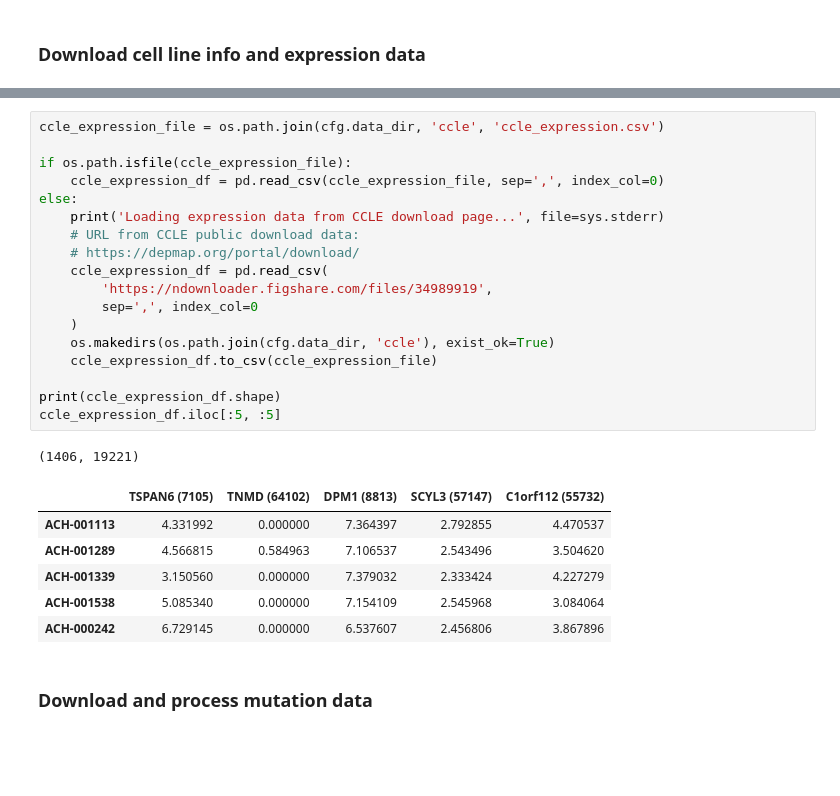
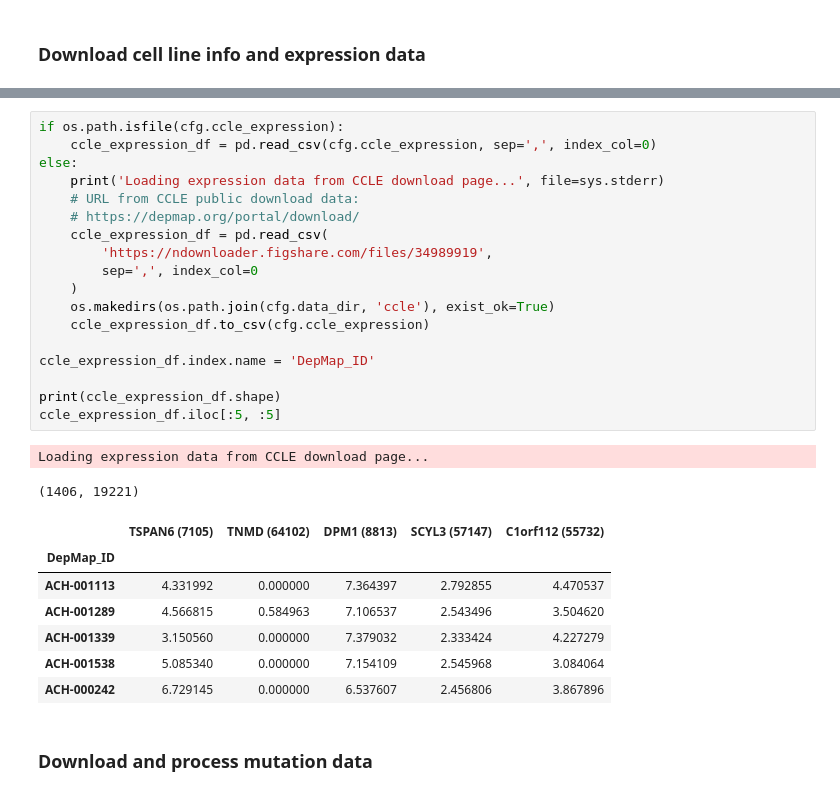
Before and after one commit to greenelab/pancancer-evaluation, a Jupyter notebook: 08_cell_line_prediction/download_data.ipynb, the cells around one changed output, grey strips where cells are left out. Saved outputs shown, nothing was run; the diff lists cells and outputs as text; blank space fills up the shorter version.

```diff
--- a/08_cell_line_prediction/download_data.ipynb
+++ b/08_cell_line_prediction/download_data.ipynb
@@ -50,26 +48,28 @@ Index(['cell_line_name', 'stripped_cell_line_name', 'CCLE_Name', 'alias',
 | ACH-000043 | Hs 895.T | HS895T | HS895T_FIBROBLAST | NaN | NaN |
 | ACH-000049 | HEK TE | HEKTE | HEKTE_KIDNEY | NaN | NaN |
 # %%
-ccle_expression_file = os.path.join(cfg.data_dir, 'ccle', 'ccle_expression.csv')
-
-if os.path.isfile(ccle_expression_file):
-    ccle_expression_df = pd.read_csv(ccle_expression_file, sep=',', index_col=0)
+if os.path.isfile(cfg.ccle_expression):
+    ccle_expression_df = pd.read_csv(cfg.ccle_expression, sep=',', index_col=0)
 else:
     print('Loading expression data from CCLE download page...', file=sys.stderr)
     # URL from CCLE public download data:
     # https://depmap.org/portal/download/
     ccle_expression_df = pd.read_csv(
         'https://ndownloader.figshare.com/files/34989919',
         sep=',', index_col=0
     )
     os.makedirs(os.path.join(cfg.data_dir, 'ccle'), exist_ok=True)
-    ccle_expression_df.to_csv(ccle_expression_file)
+    ccle_expression_df.to_csv(cfg.ccle_expression)
+
+ccle_expression_df.index.name = 'DepMap_ID'
 
 print(ccle_expression_df.shape)
 ccle_expression_df.iloc[:5, :5]
 # %% [output]
-(1406, 19221)
+Loading expression data from CCLE download page...
+(1406, 19221)
 |  | TSPAN6 (7105) | TNMD (64102) | DPM1 (8813) | SCYL3 (57147) | C1orf112 (55732) |
+| DepMap_ID |  |  |  |  |  |
 | ACH-001113 | 4.331992 | 0.000000 | 7.364397 | 2.792855 | 4.470537 |
 | ACH-001289 | 4.566815 | 0.584963 | 7.106537 | 2.543496 | 3.504620 |
 | ACH-001339 | 3.150560 | 0.000000 | 7.379032 | 2.333424 | 4.227279 |
```
Also changed, not shown: parts of 3 cells of this notebook, 2 other files.
